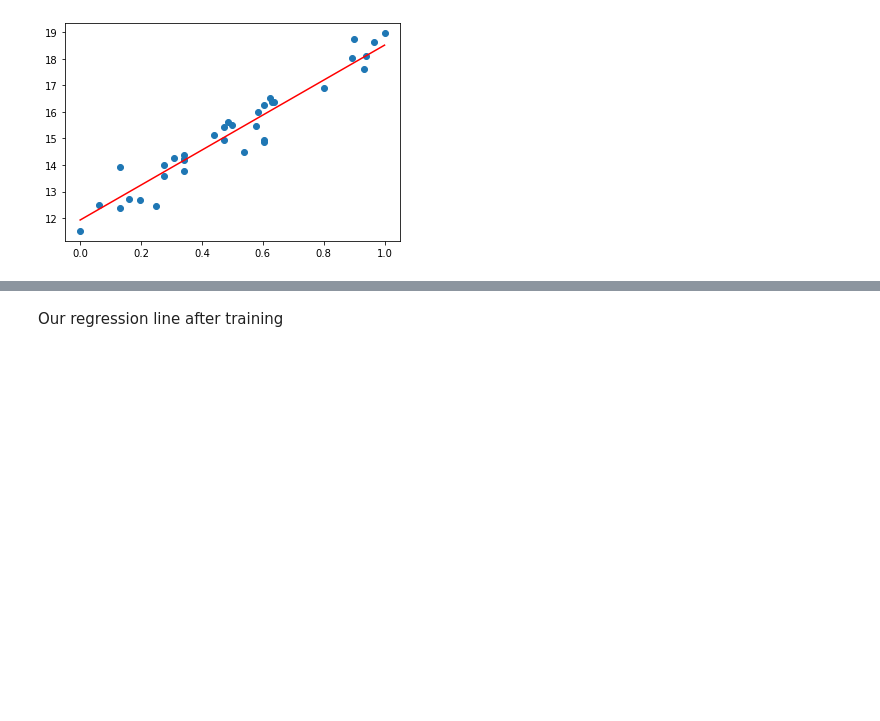
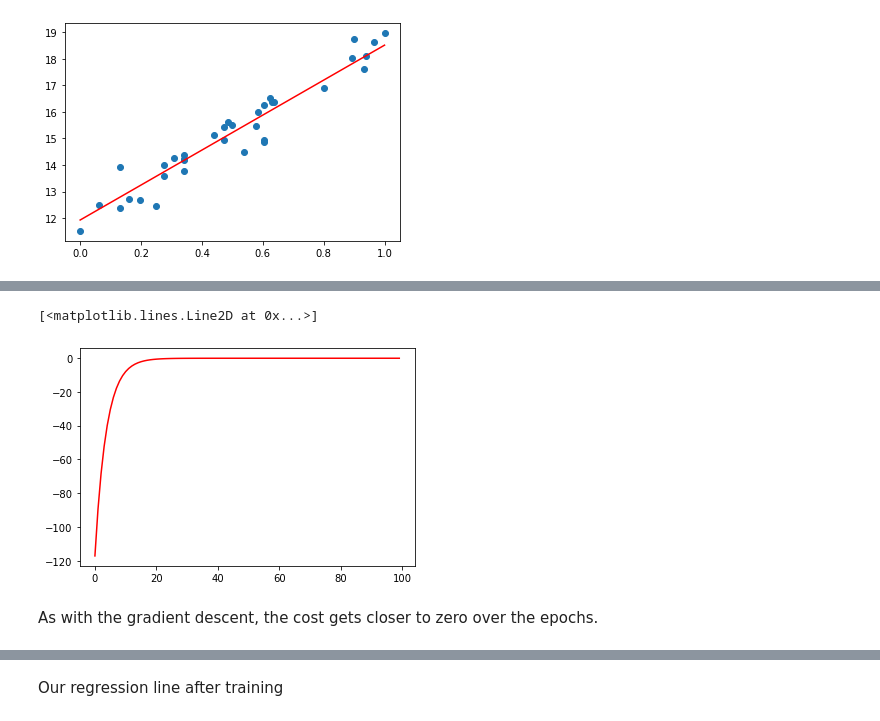
Before and after one commit to MonicaRSilva/reviewingthebasics, a Jupyter notebook: gradient.ipynb, the cells around one changed output, grey strips where cells are left out. Drawn from its saved outputs; the diff is of its cells as text; code cells hidden in the pictures; blank space fills up the shorter version.

Commit message:
Gradient ascent

```diff
--- a/gradient.ipynb
+++ b/gradient.ipynb
@@ -79,0 +94,27 @@ plt.plot([0,1], np.dot(np.array([[1.,0.],[1.,1.]]),theta), color='red')
+# %%
+X = scaler.fit_transform(np.array(df["Weight"]).reshape(-1,1))
+y = np.array(df["Height"]).reshape(-1,1)
+# scaling the Weigth attribute so our weights don't explode
+
+n = len(X)
+X = np.c_[np.ones(n), X]
+
+#initializing our weights with zero
+theta = np.zeros((X.shape[1],1))
+alpha = 0.1
+epochs = 100
+cost_list = []
+
+for _ in range(epochs):
+    loss = np.dot(X, theta) - y
+    theta = theta + alpha * -np.dot(X.T, loss)/n # flipped sign here
+    cost = -np.sum(loss ** 2) / (2*n) # flipped sign here
+    cost_list.append(cost)
+
+# plotting the cost over the epochs
+plt.plot(list(range(epochs)), cost_list, '-r')
+# %% [output]
+[<matplotlib.lines.Line2D at 0x...>]
+[figure, added]
+# %% [markdown]
+As with the gradient descent, the cost gets closer to zero over the epochs.
```
Also changed, not shown: parts of 3 cells of this notebook.
